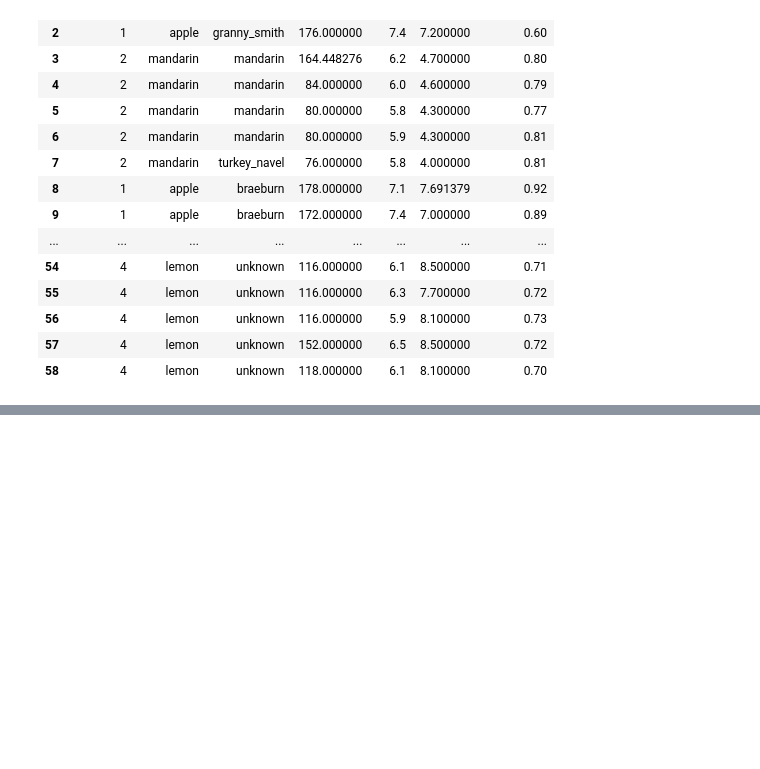
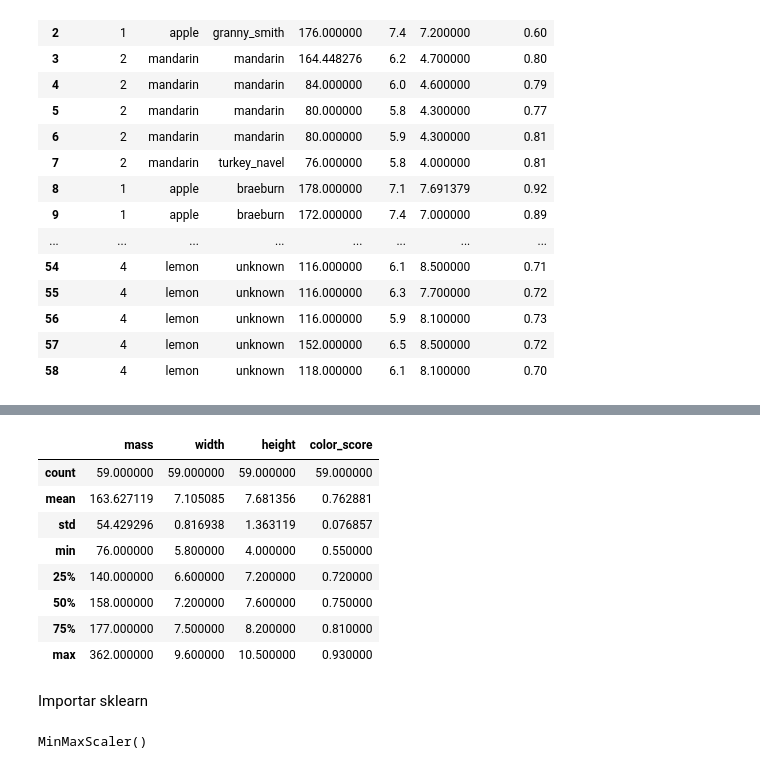
Before and after one commit to engcriscunha/Curso-Machine-Learning-DELL, a Jupyter notebook: fruits.ipynb, the cells around one changed output, grey strips where cells are left out. Drawn from its saved outputs; the diff is of its cells as text; code cells hidden in the pictures; blank space fills up the shorter version.

Commit message:
feat: importar sklearn

```diff
--- a/fruits.ipynb
+++ b/fruits.ipynb
@@ -581,0 +658,14 @@ data.fillna(data.mode().iloc[0], inplace=True)
+# %%
+data.describe()
+# %% [output]
+|  | mass | width | height | color_score |
+| count | 59.000000 | 59.000000 | 59.000000 | 59.000000 |
+| mean | 163.627119 | 7.105085 | 7.681356 | 0.762881 |
+| std | 54.429296 | 0.816938 | 1.363119 | 0.076857 |
+| min | 76.000000 | 5.800000 | 4.000000 | 0.550000 |
+| 25% | 140.000000 | 6.600000 | 7.200000 | 0.720000 |
+| 50% | 158.000000 | 7.200000 | 7.600000 | 0.750000 |
+| 75% | 177.000000 | 7.500000 | 8.200000 | 0.810000 |
+| max | 362.000000 | 9.600000 | 10.500000 | 0.930000 |
+# %% [markdown]
+Importar sklearn
@@ -581,0 +676,4 @@ data.fillna(data.mode().iloc[0], inplace=True)
+# %%
+mm.fit(data)
+# %% [output]
+MinMaxScaler()
```
Also changed, not shown: parts of 12 cells of this notebook.
